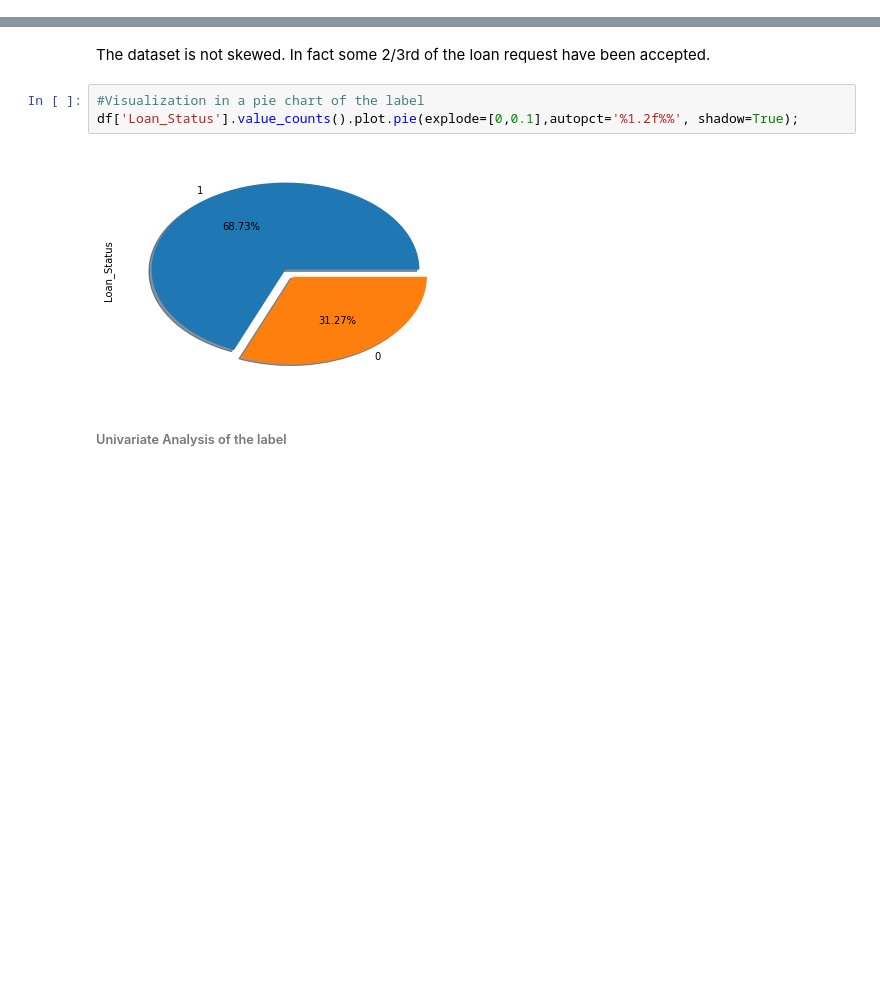
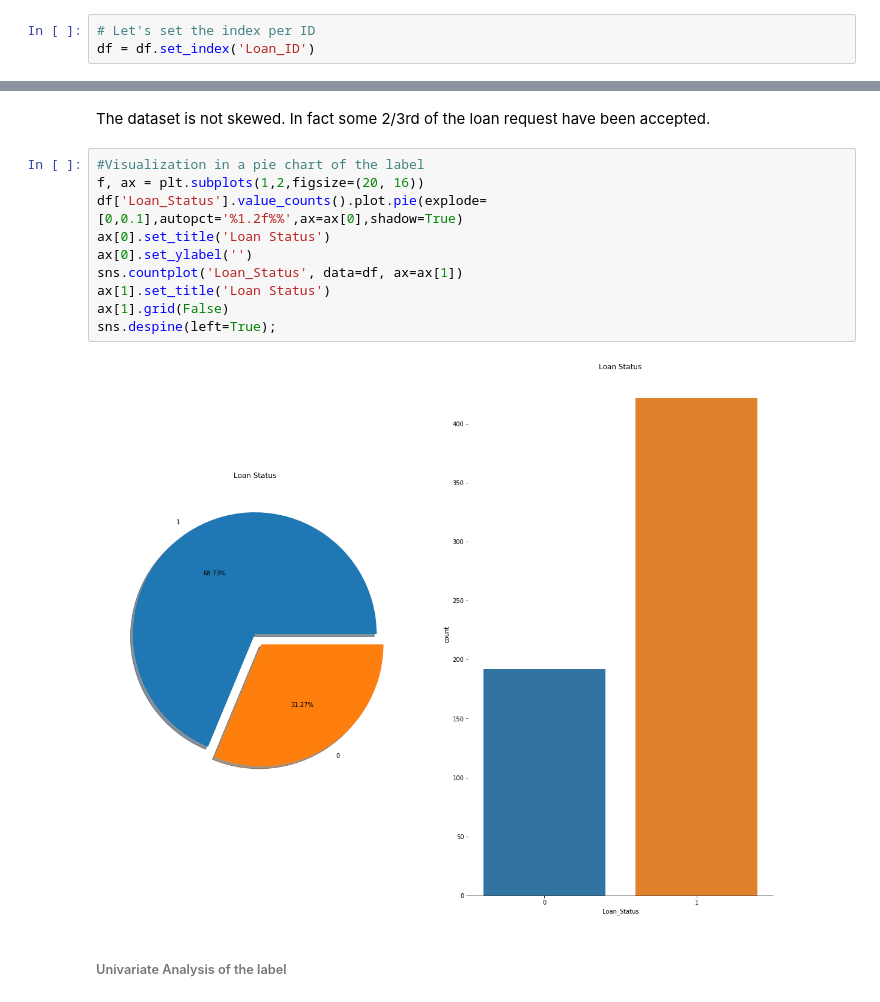
Before and after one commit to bruno-raffa/Loan-prediction, a Jupyter notebook: Notebook.ipynb, the cells around one changed output, grey strips where cells are left out. Saved outputs shown, nothing was run; the diff lists cells and outputs as text; blank space fills up the shorter version.

```diff
--- a/Notebook.ipynb
+++ b/Notebook.ipynb
@@ -144,5 +148,8 @@ A few quick observations:
 - there are no duplicates of any kind into the dataset
 - the dtypes appear consistent with what expected, apart from Dependents which is an *object* instead of an *int* type
 - the label of the challenge is a categorical one (Y/N) and be better transformed in a numerical one to allow data analysis
+# %%
+# Let's set the index per ID
+df = df.set_index('Loan_ID')
 # %% [markdown]
 ### Data Cleaning
@@ -201,9 +217,16 @@ Name: Loan_Status, dtype: float64
 The dataset is not skewed. In fact some 2/3rd of the loan request have been accepted.
 # %%
 #Visualization in a pie chart of the label
-df['Loan_Status'].value_counts().plot.pie(explode=[0,0.1],autopct='%1.2f%%', shadow=True);
+f, ax = plt.subplots(1,2,figsize=(20, 16))
+df['Loan_Status'].value_counts().plot.pie(explode=[0,0.1],autopct='%1.2f%%',ax=ax[0],shadow=True)
+ax[0].set_title('Loan Status')
+ax[0].set_ylabel('')
+sns.countplot('Loan_Status', data=df, ax=ax[1])
+ax[1].set_title('Loan Status')
+ax[1].grid(False)
+sns.despine(left=True);
 # %% [output]
-[figure, old version]
+[figure, new version]
 # %% [markdown]
 ###### Univariate Analysis of the label
 # %% [markdown]
```
Also changed, not shown: parts of 64 cells of this notebook.
